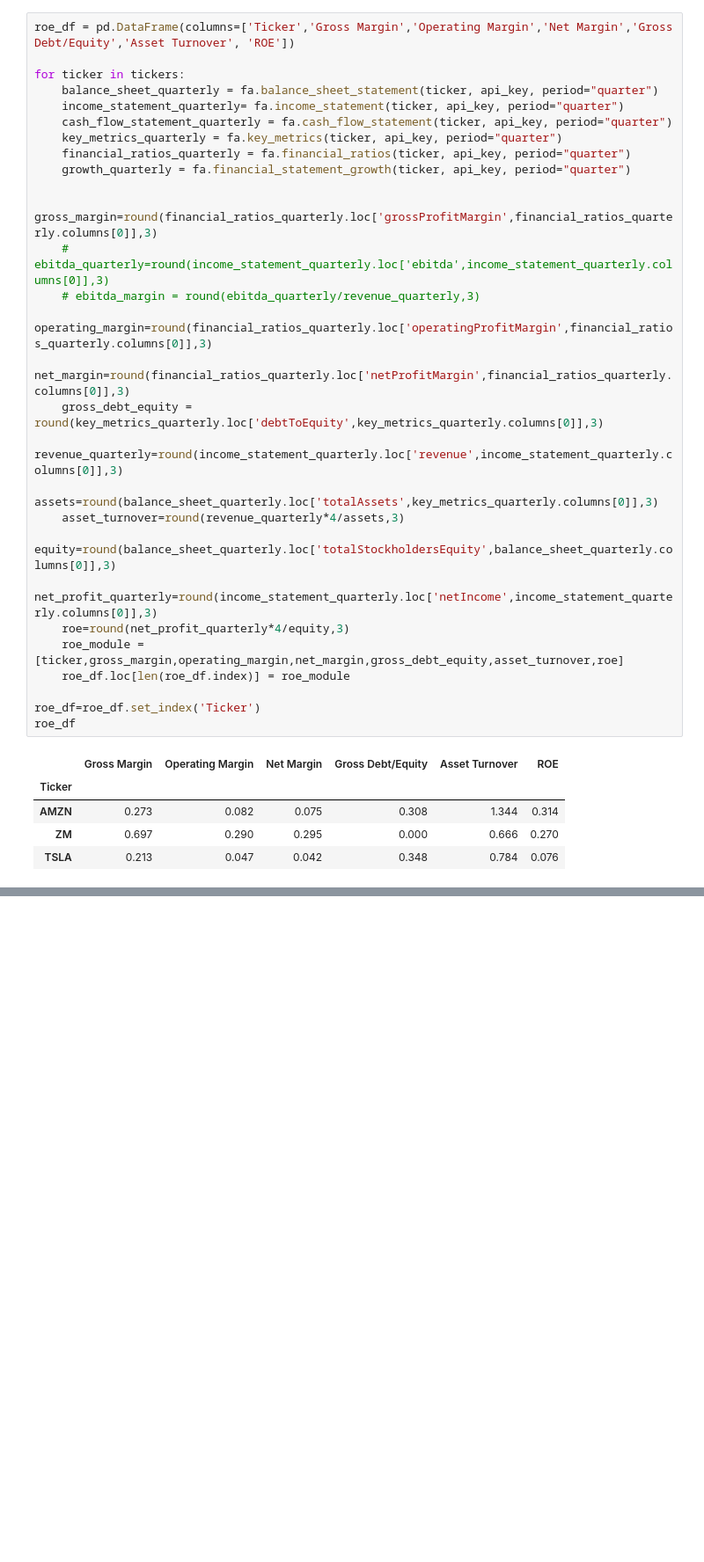
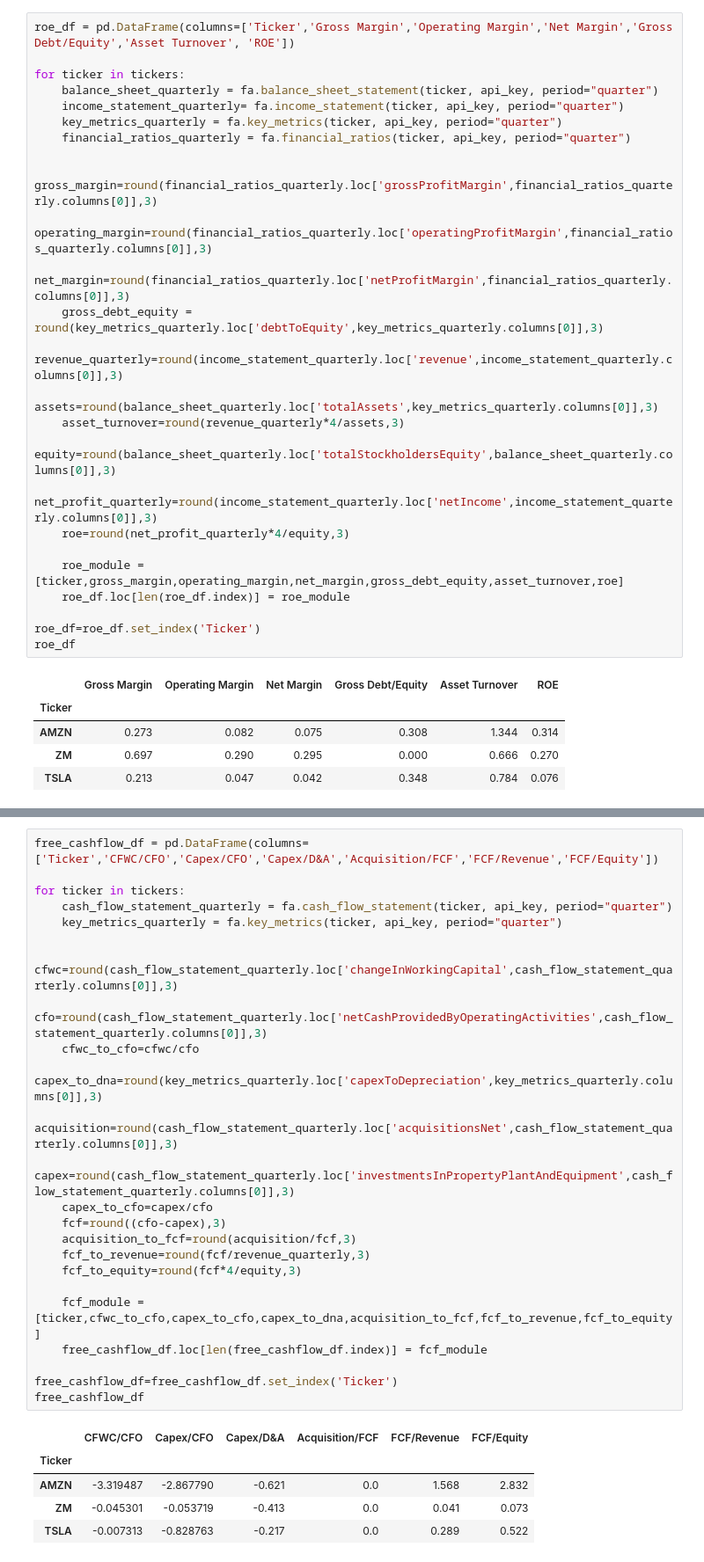
Before and after one commit to jrizvi01/stocks_fundamental_analysis, a Jupyter notebook: Calculation.ipynb, the cells around one changed output, grey strips where cells are left out. Shown at 88% size. Cells and saved outputs as stored; diff of their text form; blank space fills up the shorter version.

Commit message:
FCF Module

```diff
--- a/Calculation.ipynb
+++ b/Calculation.ipynb
@@ -21,14 +24,10 @@ roe_df = pd.DataFrame(columns=['Ticker','Gross Margin','Operating Margin','Net M
 for ticker in tickers:
     balance_sheet_quarterly = fa.balance_sheet_statement(ticker, api_key, period="quarter")
     income_statement_quarterly= fa.income_statement(ticker, api_key, period="quarter")
-    cash_flow_statement_quarterly = fa.cash_flow_statement(ticker, api_key, period="quarter")
     key_metrics_quarterly = fa.key_metrics(ticker, api_key, period="quarter")
     financial_ratios_quarterly = fa.financial_ratios(ticker, api_key, period="quarter")
-    growth_quarterly = fa.financial_statement_growth(ticker, api_key, period="quarter")
 
     gross_margin=round(financial_ratios_quarterly.loc['grossProfitMargin',financial_ratios_quarterly.columns[0]],3)
-    # ebitda_quarterly=round(income_statement_quarterly.loc['ebitda',income_statement_quarterly.columns[0]],3)
-    # ebitda_margin = round(ebitda_quarterly/revenue_quarterly,3)
     operating_margin=round(financial_ratios_quarterly.loc['operatingProfitMargin',financial_ratios_quarterly.columns[0]],3)
     net_margin=round(financial_ratios_quarterly.loc['netProfitMargin',financial_ratios_quarterly.columns[0]],3)
     gross_debt_equity = round(key_metrics_quarterly.loc['debtToEquity',key_metrics_quarterly.columns[0]],3)
@@ -38,6 +37,7 @@ for ticker in tickers:
     equity=round(balance_sheet_quarterly.loc['totalStockholdersEquity',balance_sheet_quarterly.columns[0]],3)
     net_profit_quarterly=round(income_statement_quarterly.loc['netIncome',income_statement_quarterly.columns[0]],3)
     roe=round(net_profit_quarterly*4/equity,3)
+
     roe_module = [ticker,gross_margin,operating_margin,net_margin,gross_debt_equity,asset_turnover,roe]
     roe_df.loc[len(roe_df.index)] = roe_module
 
@@ -56,2 +56,32 @@ roe_df.T.hvplot.bar(
 # %% [output]
 [interactive output not drawn]
+# %%
+free_cashflow_df = pd.DataFrame(columns=['Ticker','CFWC/CFO','Capex/CFO','Capex/D&A','Acquisition/FCF','FCF/Revenue','FCF/Equity'])
+
+for ticker in tickers:
+    cash_flow_statement_quarterly = fa.cash_flow_statement(ticker, api_key, period="quarter")
+    key_metrics_quarterly = fa.key_metrics(ticker, api_key, period="quarter")
+
+    cfwc=round(cash_flow_statement_quarterly.loc['changeInWorkingCapital',cash_flow_statement_quarterly.columns[0]],3)
+    cfo=round(cash_flow_statement_quarterly.loc['netCashProvidedByOperatingActivities',cash_flow_statement_quarterly.columns[0]],3)
+    cfwc_to_cfo=cfwc/cfo
+    capex_to_dna=round(key_metrics_quarterly.loc['capexToDepreciation',key_metrics_quarterly.columns[0]],3)
+    acquisition=round(cash_flow_statement_quarterly.loc['acquisitionsNet',cash_flow_statement_quarterly.columns[0]],3)
+    capex=round(cash_flow_statement_quarterly.loc['investmentsInPropertyPlantAndEquipment',cash_flow_statement_quarterly.columns[0]],3)
+    capex_to_cfo=capex/cfo
+    fcf=round((cfo-capex),3)
+    acquisition_to_fcf=round(acquisition/fcf,3)
+    fcf_to_revenue=round(fcf/revenue_quarterly,3)
+    fcf_to_equity=round(fcf*4/equity,3)
+
+    fcf_module = [ticker,cfwc_to_cfo,capex_to_cfo,capex_to_dna,acquisition_to_fcf,fcf_to_revenue,fcf_to_equity]
+    free_cashflow_df.loc[len(free_cashflow_df.index)] = fcf_module
+
+free_cashflow_df=free_cashflow_df.set_index('Ticker')
+free_cashflow_df
+# %% [output]
+|  | CFWC/CFO | Capex/CFO | Capex/D&A | Acquisition/FCF | FCF/Revenue | FCF/Equity |
+| Ticker |  |  |  |  |  |  |
+| AMZN | -3.319487 | -2.867790 | -0.621 | 0.0 | 1.568 | 2.832 |
+| ZM | -0.045301 | -0.053719 | -0.413 | 0.0 | 0.041 | 0.073 |
+| TSLA | -0.007313 | -0.828763 | -0.217 | 0.0 | 0.289 | 0.522 |
```
Also changed, not shown: parts of 4 cells of this notebook.
